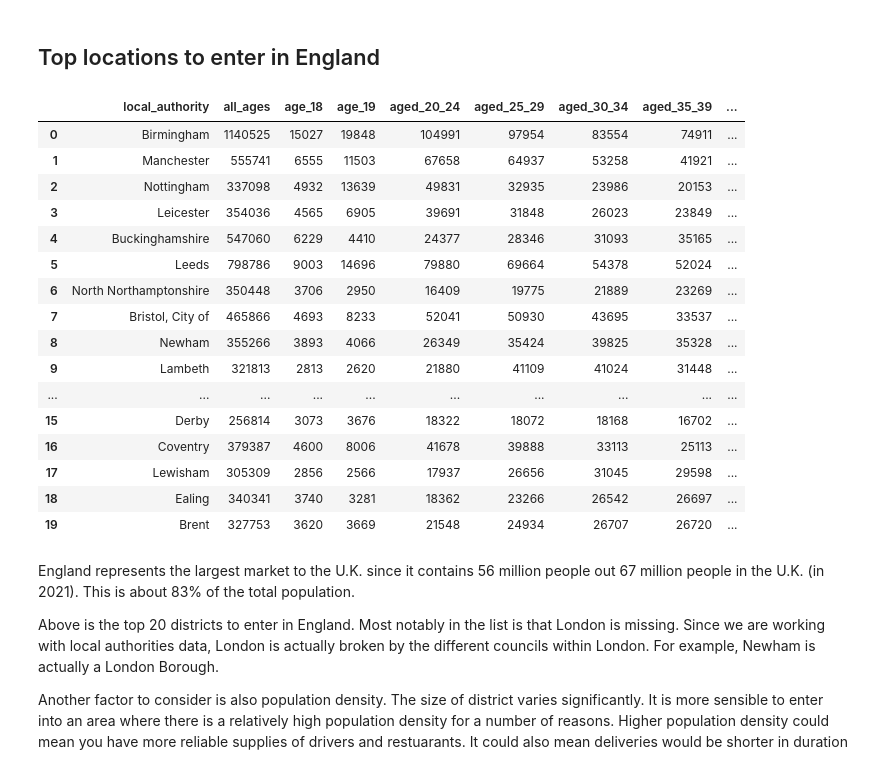
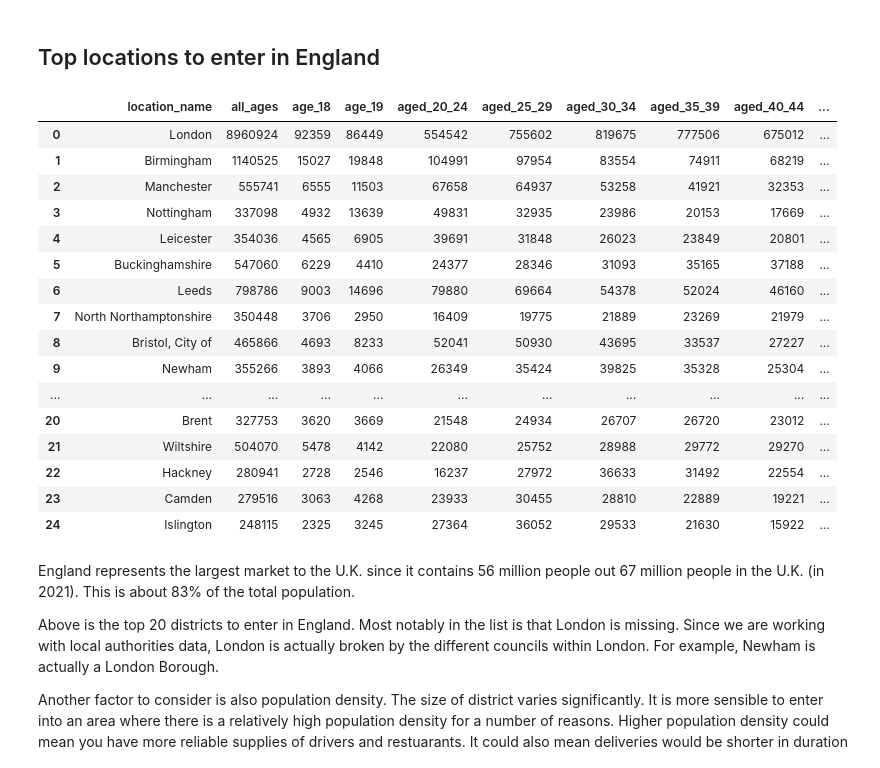
Before and after one commit to Anthony-Ng-20/City_Prioritisation_For_Food_Delivery, a Jupyter notebook: City_Prioritisation_For_Food_Delivery.ipynb, the cells around one changed output. Saved outputs shown, nothing was run; the diff lists cells and outputs as text; code cells hidden in the pictures.

```diff
--- a/City_Prioritisation_For_Food_Delivery.ipynb
+++ b/City_Prioritisation_For_Food_Delivery.ipynb
@@ -305,6 +296,7 @@ def append_avg_takeaway_spend(df):
   closest_city_spend_2021 = []
   closest_city_spend_2019 = []
   proxy_city = []
+  city_coord = []
   temp_location = []
 
   # temp list to extract location info
@@ -324,12 +316,13 @@ def append_avg_takeaway_spend(df):
           closest_city(temp_location[i][1])[0]
       )
 
+      city_coord.append(temp_location[i][1])
   # append new columns to dataframe
 
   df['estimated_avg_spend_2021'] = closest_city_spend_2021
   df['estimated_avg_spend_2019'] = closest_city_spend_2019
   df['proxy_city'] = proxy_city
-
+  df['city_coord'] = city_coord
   return df
 # %% [markdown]
 ## Finding out the cities/ areas to enter
@@ -335,0 +338,10 @@ def append_avg_takeaway_spend(df):
+# %%
+# London is split to different boroughs witin the NOMIS dataset for all local authorities in the U.K.,
+# hence we shall append the record for London from the major cities and towns (England and Wales) table.
+
+temp_df = major_cities[major_cities['location_name']=='London'].copy()
+england_2 = pd.concat([england, temp_df])
+#england[(england['local_authority']=='London')|england['local_authority']=='london']
+# %%
+england_2.reset_index(drop=True, inplace=True)
+england_2
@@ -336,7 +362,7 @@ def append_avg_takeaway_spend(df):
 # %%
 # Append the approximated avg spend
 
-england_list = append_avg_takeaway_spend(england)
+england_list = append_avg_takeaway_spend(england_2)
 scotland_list = append_avg_takeaway_spend(scotland)
 wales_list = append_avg_takeaway_spend(wales)
 # %%
@@ -411,25 +437,25 @@ england_list = england_list.sort_values(by='approx_market_size_2021', ascending
 # %%
 england_list.reset_index(drop=True, inplace=True)
 
-england_list.head(20)
+england_list.head(25)
 # %% [output]
-|  | local_authority | all_ages | age_18 | age_19 | aged_20_24 | aged_25_29 | aged_30_34 | aged_35_39 | ... |
-| 0 | Birmingham | 1140525 | 15027 | 19848 | 104991 | 97954 | 83554 | 74911 | ... |
-| 1 | Manchester | 555741 | 6555 | 11503 | 67658 | 64937 | 53258 | 41921 | ... |
-| 2 | Nottingham | 337098 | 4932 | 13639 | 49831 | 32935 | 23986 | 20153 | ... |
-| 3 | Leicester | 354036 | 4565 | 6905 | 39691 | 31848 | 26023 | 23849 | ... |
-| 4 | Buckinghamshire | 547060 | 6229 | 4410 | 24377 | 28346 | 31093 | 35165 | ... |
-| 5 | Leeds | 798786 | 9003 | 14696 | 79880 | 69664 | 54378 | 52024 | ... |
-| 6 | North Northamptonshire | 350448 | 3706 | 2950 | 16409 | 19775 | 21889 | 23269 | ... |
-| 7 | Bristol, City of | 465866 | 4693 | 8233 | 52041 | 50930 | 43695 | 33537 | ... |
-| 8 | Newham | 355266 | 3893 | 4066 | 26349 | 35424 | 39825 | 35328 | ... |
-| 9 | Lambeth | 321813 | 2813 | 2620 | 21880 | 41109 | 41024 | 31448 | ... |
-| ... | ... | ... | ... | ... | ... | ... | ... | ... | ... |
-| 15 | Derby | 256814 | 3073 | 3676 | 18322 | 18072 | 18168 | 16702 | ... |
-| 16 | Coventry | 379387 | 4600 | 8006 | 41678 | 39888 | 33113 | 25113 | ... |
-| 17 | Lewisham | 305309 | 2856 | 2566 | 17937 | 26656 | 31045 | 29598 | ... |
-| 18 | Ealing | 340341 | 3740 | 3281 | 18362 | 23266 | 26542 | 26697 | ... |
-| 19 | Brent | 327753 | 3620 | 3669 | 21548 | 24934 | 26707 | 26720 | ... |
+|  | location_name | all_ages | age_18 | age_19 | aged_20_24 | aged_25_29 | aged_30_34 | aged_35_39 | aged_40_44 | ... |
+| 0 | London | 8960924 | 92359 | 86449 | 554542 | 755602 | 819675 | 777506 | 675012 | ... |
+| 1 | Birmingham | 1140525 | 15027 | 19848 | 104991 | 97954 | 83554 | 74911 | 68219 | ... |
+| 2 | Manchester | 555741 | 6555 | 11503 | 67658 | 64937 | 53258 | 41921 | 32353 | ... |
+| 3 | Nottingham | 337098 | 4932 | 13639 | 49831 | 32935 | 23986 | 20153 | 17669 | ... |
+| 4 | Leicester | 354036 | 4565 | 6905 | 39691 | 31848 | 26023 | 23849 | 20801 | ... |
+| 5 | Buckinghamshire | 547060 | 6229 | 4410 | 24377 | 28346 | 31093 | 35165 | 37188 | ... |
+| 6 | Leeds | 798786 | 9003 | 14696 | 79880 | 69664 | 54378 | 52024 | 46160 | ... |
+| 7 | North Northamptonshire | 350448 | 3706 | 2950 | 16409 | 19775 | 21889 | 23269 | 21979 | ... |
+| 8 | Bristol, City of | 465866 | 4693 | 8233 | 52041 | 50930 | 43695 | 33537 | 27227 | ... |
+| 9 | Newham | 355266 | 3893 | 4066 | 26349 | 35424 | 39825 | 35328 | 25304 | ... |
+| ... | ... | ... | ... | ... | ... | ... | ... | ... | ... | ... |
+| 20 | Brent | 327753 | 3620 | 3669 | 21548 | 24934 | 26707 | 26720 | 23012 | ... |
+| 21 | Wiltshire | 504070 | 5478 | 4142 | 22080 | 25752 | 28988 | 29772 | 29270 | ... |
+| 22 | Hackney | 280941 | 2728 | 2546 | 16237 | 27972 | 36633 | 31492 | 22554 | ... |
+| 23 | Camden | 279516 | 3063 | 4268 | 23933 | 30455 | 28810 | 22889 | 19221 | ... |
+| 24 | Islington | 248115 | 2325 | 3245 | 27364 | 36052 | 29533 | 21630 | 15922 | ... |
 # %% [markdown]
 England represents the largest market to the U.K. since it contains 56 million people out 67 million people in the U.K. (in 2021). This is about 83% of the total population.
 
```
Also changed, not shown: parts of 39 cells of this notebook.
